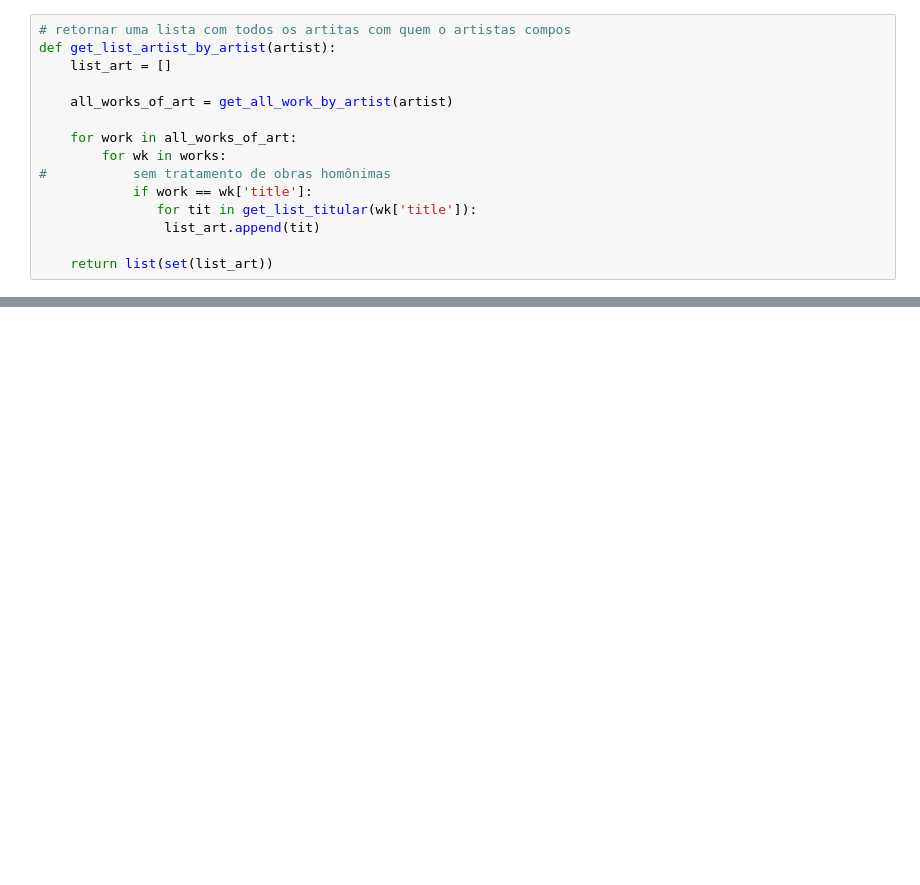
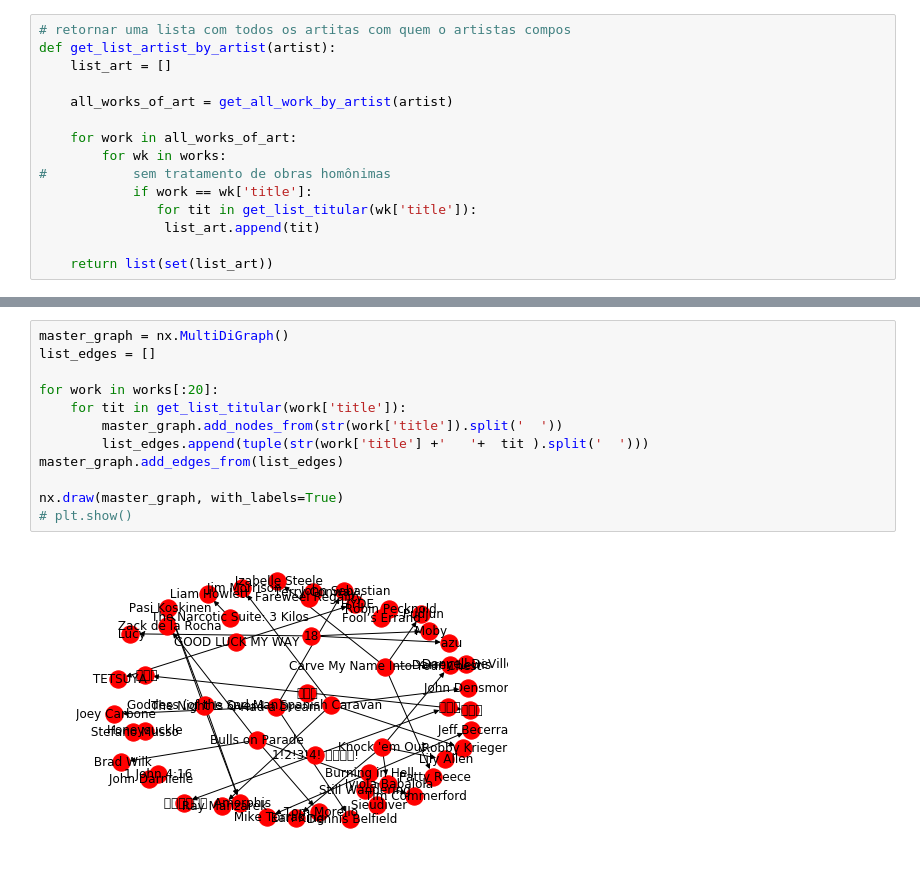
Before and after one commit to wt3c/musicbrainz, a Jupyter notebook: musicbrainz/lab/first_sample.ipynb, the cells around one changed output, grey strips where cells are left out. Cells and saved outputs as stored; diff of their text form; blank space fills up the shorter version.

```diff
--- a/musicbrainz/lab/first_sample.ipynb
+++ b/musicbrainz/lab/first_sample.ipynb
@@ -204,0 +496,14 @@ get_list_artist_by_artist('Zack de la Rocha')
+# %%
+master_graph = nx.MultiDiGraph()
+list_edges = []
+
+for work in works[:20]:
+    for tit in get_list_titular(work['title']):
+        master_graph.add_nodes_from(str(work['title']).split('  '))
+        list_edges.append(tuple(str(work['title'] +'   '+  tit ).split('  ')))
+master_graph.add_edges_from(list_edges)
+
+nx.draw(master_graph, with_labels=True)
+# plt.show()
+# %% [output]
+[figure, added]
```
Also changed, not shown: parts of 21 cells of this notebook.
